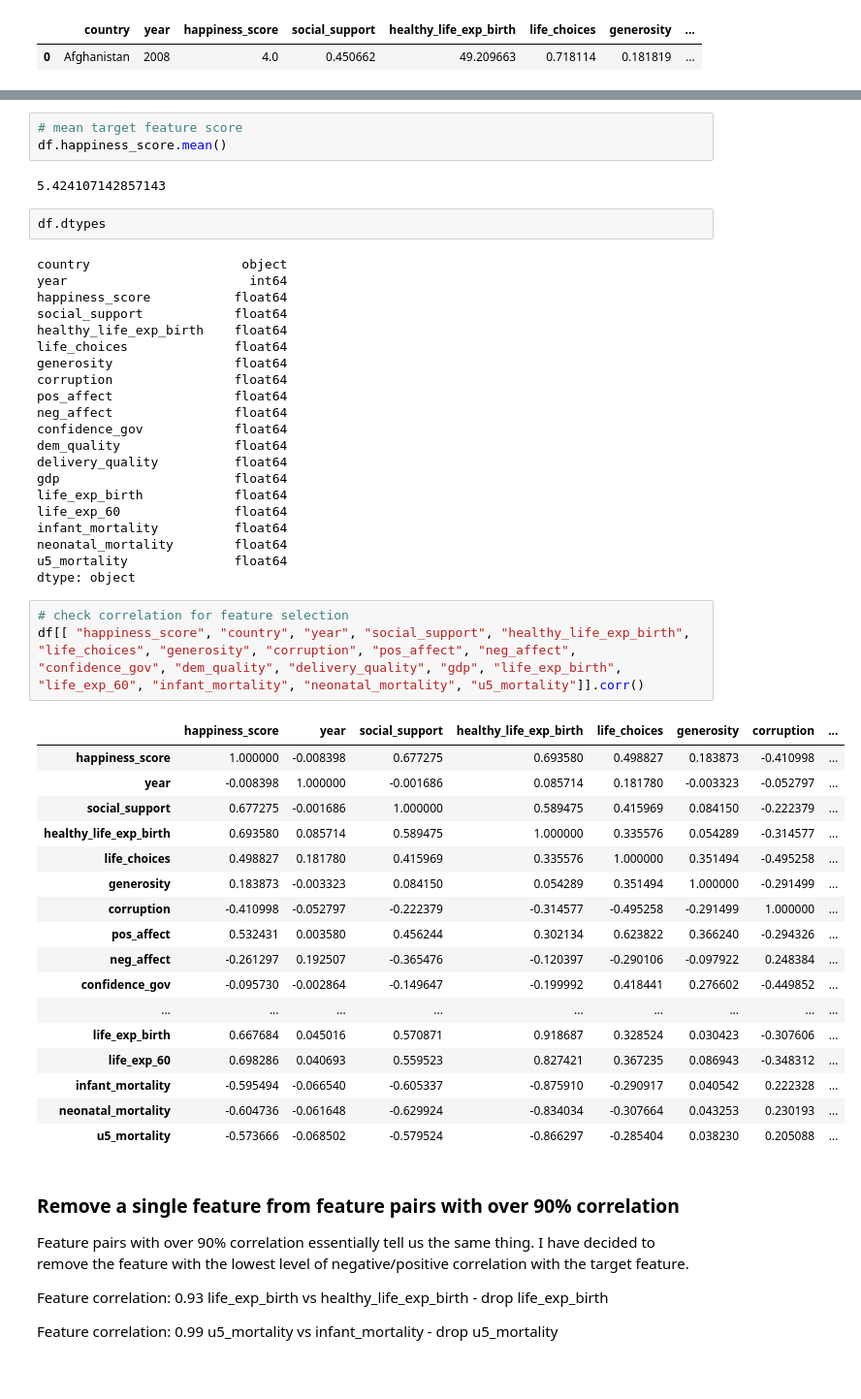
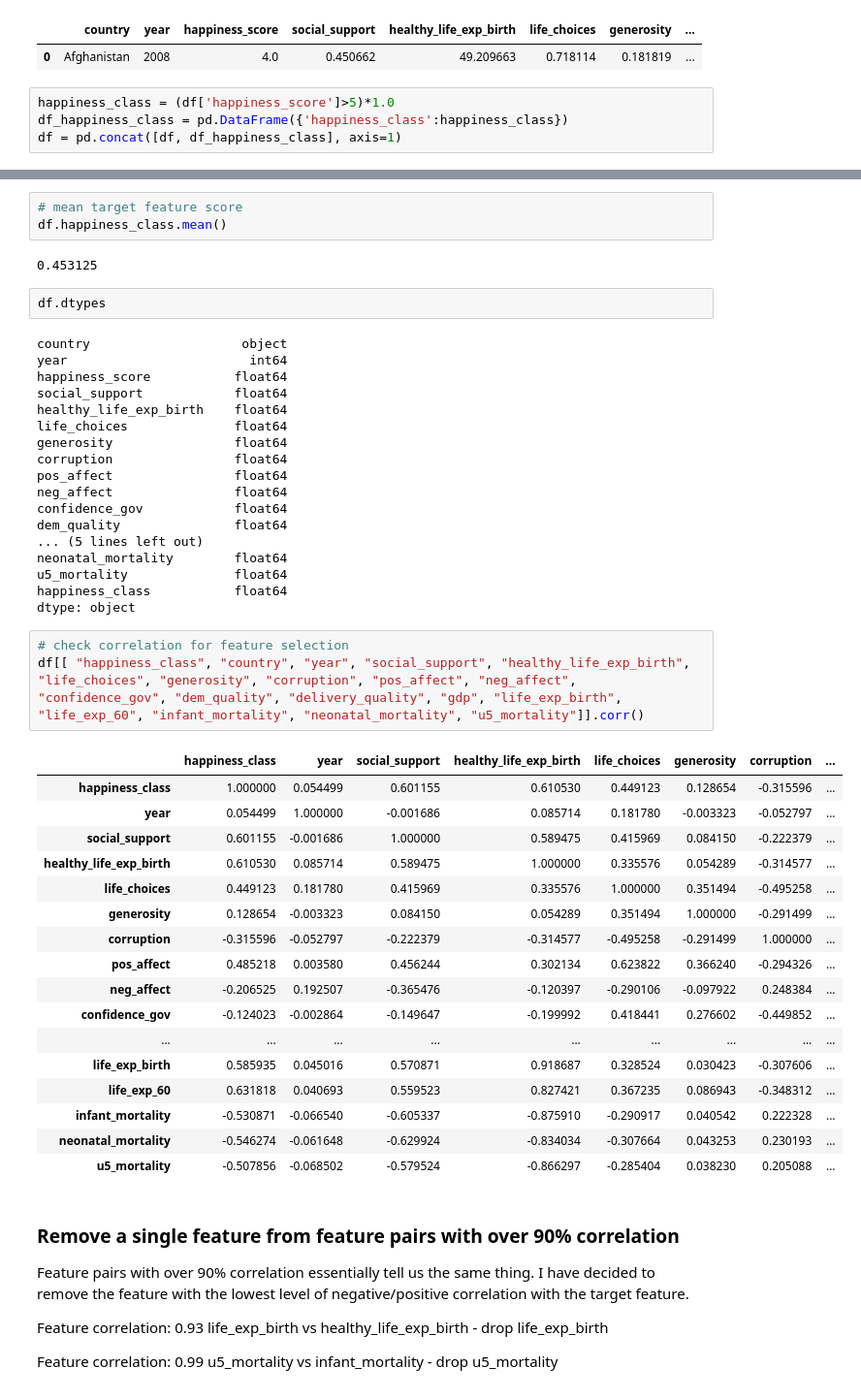
Before and after one commit to thanders/COMP47350_happiness, a Jupyter notebook: group_project/LinearRegressionAlan.ipynb, the cells around one changed output, grey strips where cells are left out. Shown at 97% size. Cells and saved outputs as stored; diff of their text form.

Commit message:
updated happiness value to binary in dataset

```diff
--- a/group_project/LinearRegressionAlan.ipynb
+++ b/group_project/LinearRegressionAlan.ipynb
@@ -75,3 +75,7 @@ df.head(1)
 # %% [output]
 |  | country | year | happiness_score | social_support | healthy_life_exp_birth | life_choices | generosity | ... |
 | 0 | Afghanistan | 2008 | 4.0 | 0.450662 | 49.209663 | 0.718114 | 0.181819 | ... |
+# %%
+happiness_class = (df['happiness_score']>5)*1.0
+df_happiness_class = pd.DataFrame({'happiness_class':happiness_class})
+df = pd.concat([df, df_happiness_class], axis=1)
@@ -78,8 +96,8 @@ df.head(1)
 # %%
 # mean target feature score
-df.happiness_score.mean()
+df.happiness_class.mean()
 # %% [output]
-5.424107142857143
+0.453125
 # %%
 df.dtypes
 # %% [output]
@@ -95,35 +113,32 @@ pos_affect                float64
 neg_affect                float64
 confidence_gov            float64
 dem_quality               float64
-delivery_quality          float64
-gdp                       float64
-life_exp_birth            float64
-life_exp_60               float64
-infant_mortality          float64
+... (5 lines left out)
 neonatal_mortality        float64
 u5_mortality              float64
+happiness_class           float64
 dtype: object
 # %%
 # check correlation for feature selection
-df[[ "happiness_score", "country", "year", "social_support", "healthy_life_exp_birth", "life_choices", "generosity", "corruption", "pos_affect", "neg_affect", "confidence_gov", "dem_quality", "delivery_quality", "gdp", "life_exp_birth", "life_exp_60", "infant_mortality", "neonatal_mortality", "u5_mortality"]].corr()
+df[[ "happiness_class", "country", "year", "social_support", "healthy_life_exp_birth", "life_choices", "generosity", "corruption", "pos_affect", "neg_affect", "confidence_gov", "dem_quality", "delivery_quality", "gdp", "life_exp_birth", "life_exp_60", "infant_mortality", "neonatal_mortality", "u5_mortality"]].corr()
 # %% [output]
-|  | happiness_score | year | social_support | healthy_life_exp_birth | life_choices | generosity | corruption | ... |
-| happiness_score | 1.000000 | -0.008398 | 0.677275 | 0.693580 | 0.498827 | 0.183873 | -0.410998 | ... |
-| year | -0.008398 | 1.000000 | -0.001686 | 0.085714 | 0.181780 | -0.003323 | -0.052797 | ... |
-| social_support | 0.677275 | -0.001686 | 1.000000 | 0.589475 | 0.415969 | 0.084150 | -0.222379 | ... |
-| healthy_life_exp_birth | 0.693580 | 0.085714 | 0.589475 | 1.000000 | 0.335576 | 0.054289 | -0.314577 | ... |
-| life_choices | 0.498827 | 0.181780 | 0.415969 | 0.335576 | 1.000000 | 0.351494 | -0.495258 | ... |
-| generosity | 0.183873 | -0.003323 | 0.084150 | 0.054289 | 0.351494 | 1.000000 | -0.291499 | ... |
-| corruption | -0.410998 | -0.052797 | -0.222379 | -0.314577 | -0.495258 | -0.291499 | 1.000000 | ... |
-| pos_affect | 0.532431 | 0.003580 | 0.456244 | 0.302134 | 0.623822 | 0.366240 | -0.294326 | ... |
-| neg_affect | -0.261297 | 0.192507 | -0.365476 | -0.120397 | -0.290106 | -0.097922 | 0.248384 | ... |
-| confidence_gov | -0.095730 | -0.002864 | -0.149647 | -0.199992 | 0.418441 | 0.276602 | -0.449852 | ... |
+|  | happiness_class | year | social_support | healthy_life_exp_birth | life_choices | generosity | corruption | ... |
+| happiness_class | 1.000000 | 0.054499 | 0.601155 | 0.610530 | 0.449123 | 0.128654 | -0.315596 | ... |
+| year | 0.054499 | 1.000000 | -0.001686 | 0.085714 | 0.181780 | -0.003323 | -0.052797 | ... |
+| social_support | 0.601155 | -0.001686 | 1.000000 | 0.589475 | 0.415969 | 0.084150 | -0.222379 | ... |
+| healthy_life_exp_birth | 0.610530 | 0.085714 | 0.589475 | 1.000000 | 0.335576 | 0.054289 | -0.314577 | ... |
+| life_choices | 0.449123 | 0.181780 | 0.415969 | 0.335576 | 1.000000 | 0.351494 | -0.495258 | ... |
+| generosity | 0.128654 | -0.003323 | 0.084150 | 0.054289 | 0.351494 | 1.000000 | -0.291499 | ... |
+| corruption | -0.315596 | -0.052797 | -0.222379 | -0.314577 | -0.495258 | -0.291499 | 1.000000 | ... |
+| pos_affect | 0.485218 | 0.003580 | 0.456244 | 0.302134 | 0.623822 | 0.366240 | -0.294326 | ... |
+| neg_affect | -0.206525 | 0.192507 | -0.365476 | -0.120397 | -0.290106 | -0.097922 | 0.248384 | ... |
+| confidence_gov | -0.124023 | -0.002864 | -0.149647 | -0.199992 | 0.418441 | 0.276602 | -0.449852 | ... |
 | ... | ... | ... | ... | ... | ... | ... | ... | ... |
-| life_exp_birth | 0.667684 | 0.045016 | 0.570871 | 0.918687 | 0.328524 | 0.030423 | -0.307606 | ... |
-| life_exp_60 | 0.698286 | 0.040693 | 0.559523 | 0.827421 | 0.367235 | 0.086943 | -0.348312 | ... |
-| infant_mortality | -0.595494 | -0.066540 | -0.605337 | -0.875910 | -0.290917 | 0.040542 | 0.222328 | ... |
-| neonatal_mortality | -0.604736 | -0.061648 | -0.629924 | -0.834034 | -0.307664 | 0.043253 | 0.230193 | ... |
-| u5_mortality | -0.573666 | -0.068502 | -0.579524 | -0.866297 | -0.285404 | 0.038230 | 0.205088 | ... |
+| life_exp_birth | 0.585935 | 0.045016 | 0.570871 | 0.918687 | 0.328524 | 0.030423 | -0.307606 | ... |
+| life_exp_60 | 0.631818 | 0.040693 | 0.559523 | 0.827421 | 0.367235 | 0.086943 | -0.348312 | ... |
+| infant_mortality | -0.530871 | -0.066540 | -0.605337 | -0.875910 | -0.290917 | 0.040542 | 0.222328 | ... |
+| neonatal_mortality | -0.546274 | -0.061648 | -0.629924 | -0.834034 | -0.307664 | 0.043253 | 0.230193 | ... |
+| u5_mortality | -0.507856 | -0.068502 | -0.579524 | -0.866297 | -0.285404 | 0.038230 | 0.205088 | ... |
 # %% [markdown]
 ### Remove a single feature from feature pairs with over 90% correlation
 
```
Also changed, not shown: parts of 21 cells of this notebook, 1 other file.
